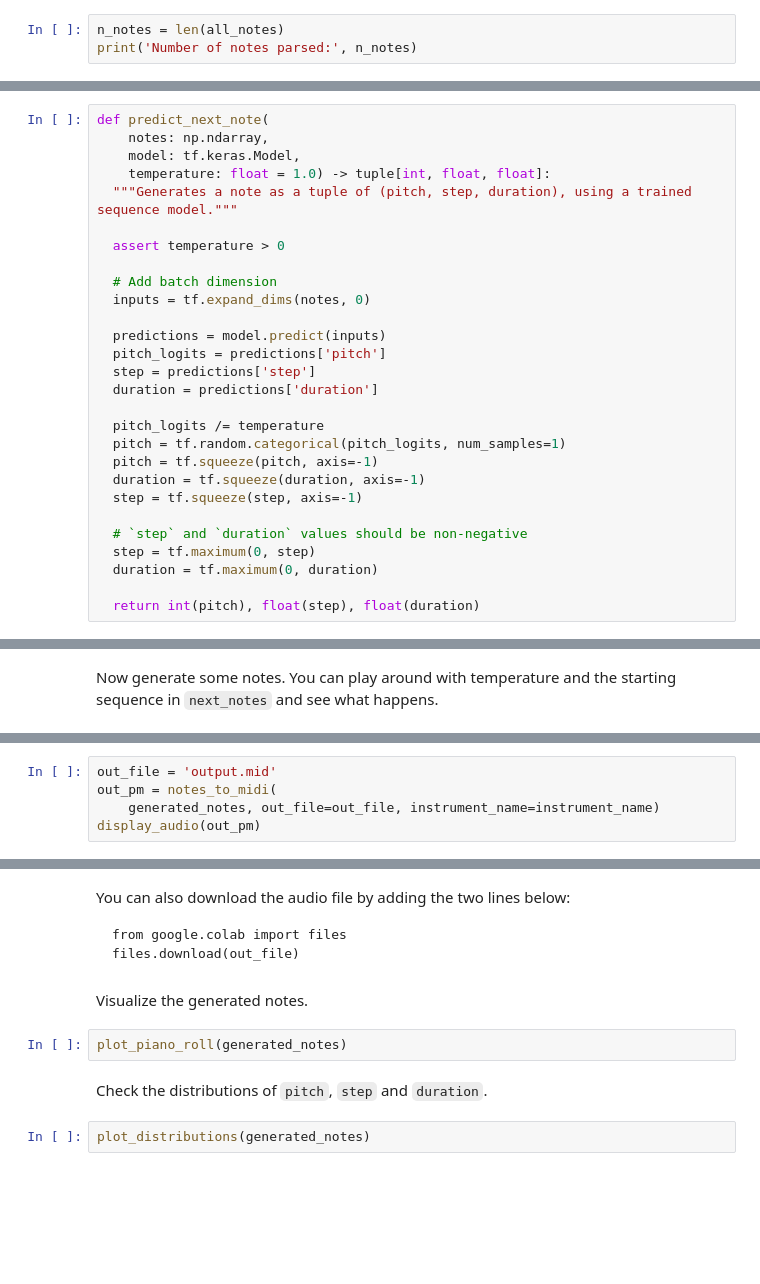
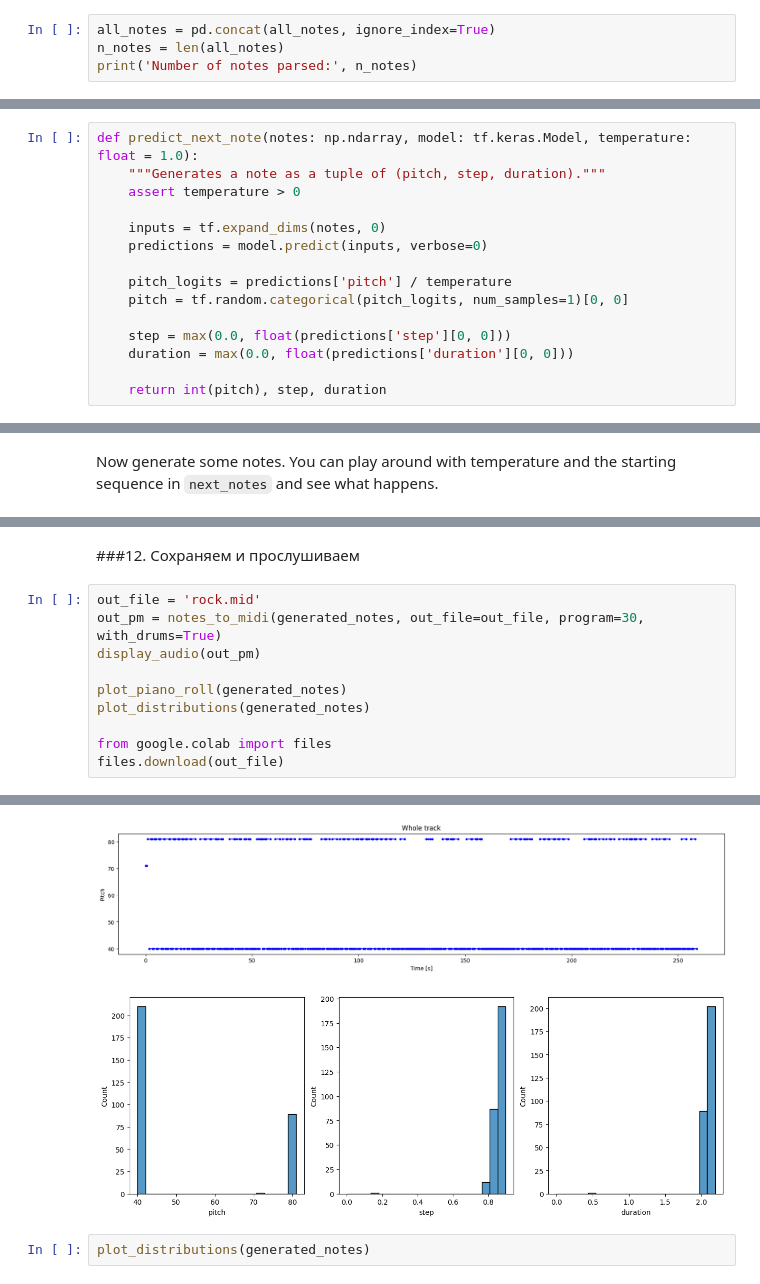
Before and after one commit to vasv1/ml_1, a Jupyter notebook: site/en/tutorials/audio/music_generation.ipynb, the cells around one changed output, grey strips where cells are left out. Saved outputs shown, nothing was run; the diff lists cells and outputs as text; blank space fills up the shorter version.

````diff
--- a/site/en/tutorials/audio/music_generation.ipynb
+++ b/site/en/tutorials/audio/music_generation.ipynb
@@ -271,3 +304,4 @@ all_notes = pd.concat(all_notes)
 # %%
+all_notes = pd.concat(all_notes, ignore_index=True)
 n_notes = len(all_notes)
 print('Number of notes parsed:', n_notes)
@@ -436,28 +427,15 @@ The `temperature` parameter can be used to control the randomness of notes gener
 # %%
-def predict_next_note(
-    notes: np.ndarray,
-    model: tf.keras.Model,
-    temperature: float = 1.0) -> tuple[int, float, float]:
-  """Generates a note as a tuple of (pitch, step, duration), using a trained sequence model."""
+def predict_next_note(notes: np.ndarray, model: tf.keras.Model, temperature: float = 1.0):
+    """Generates a note as a tuple of (pitch, step, duration)."""
+    assert temperature > 0
 
-  assert temperature > 0
+    inputs = tf.expand_dims(notes, 0)
+    predictions = model.predict(inputs, verbose=0)
 
-  # Add batch dimension
-  inputs = tf.expand_dims(notes, 0)
+    pitch_logits = predictions['pitch'] / temperature
+    pitch = tf.random.categorical(pitch_logits, num_samples=1)[0, 0]
 
-  predictions = model.predict(inputs)
-  pitch_logits = predictions['pitch']
-  step = predictions['step']
-  duration = predictions['duration']
+    step = max(0.0, float(predictions['step'][0, 0]))
+    duration = max(0.0, float(predictions['duration'][0, 0]))
 
-  pitch_logits /= temperature
-  pitch = tf.random.categorical(pitch_logits, num_samples=1)
-  pitch = tf.squeeze(pitch, axis=-1)
-  duration = tf.squeeze(duration, axis=-1)
-  step = tf.squeeze(step, axis=-1)
-
-  # `step` and `duration` values should be non-negative
-  step = tf.maximum(0, step)
-  duration = tf.maximum(0, duration)
-
-  return int(pitch), float(step), float(duration)
+    return int(pitch), step, duration
@@ -493,5 +505,13 @@ generated_notes.head(10)
+# %% [markdown]
+###12. Сохраняем и прослушиваем
 # %%
-out_file = 'output.mid'
-out_pm = notes_to_midi(
-    generated_notes, out_file=out_file, instrument_name=instrument_name)
+out_file = 'rock.mid'
+out_pm = notes_to_midi(generated_notes, out_file=out_file, program=30, with_drums=True)
 display_audio(out_pm)
+
+plot_piano_roll(generated_notes)
+plot_distributions(generated_notes)
+
+from google.colab import files
+files.download(out_file)
+# %% [output]
@@ -498,15 +520,4 @@ display_audio(out_pm)
+[figure, added]
+[figure, added]
-# %% [markdown]
-You can also download the audio file by adding the two lines below:
-
-```
-from google.colab import files
-files.download(out_file)
-```
-# %% [markdown]
-Visualize the generated notes.
-# %%
-plot_piano_roll(generated_notes)
-# %% [markdown]
-Check the distributions of `pitch`, `step` and `duration`.
 # %%
 plot_distributions(generated_notes)
````
Also changed, not shown: parts of 78 cells of this notebook.
